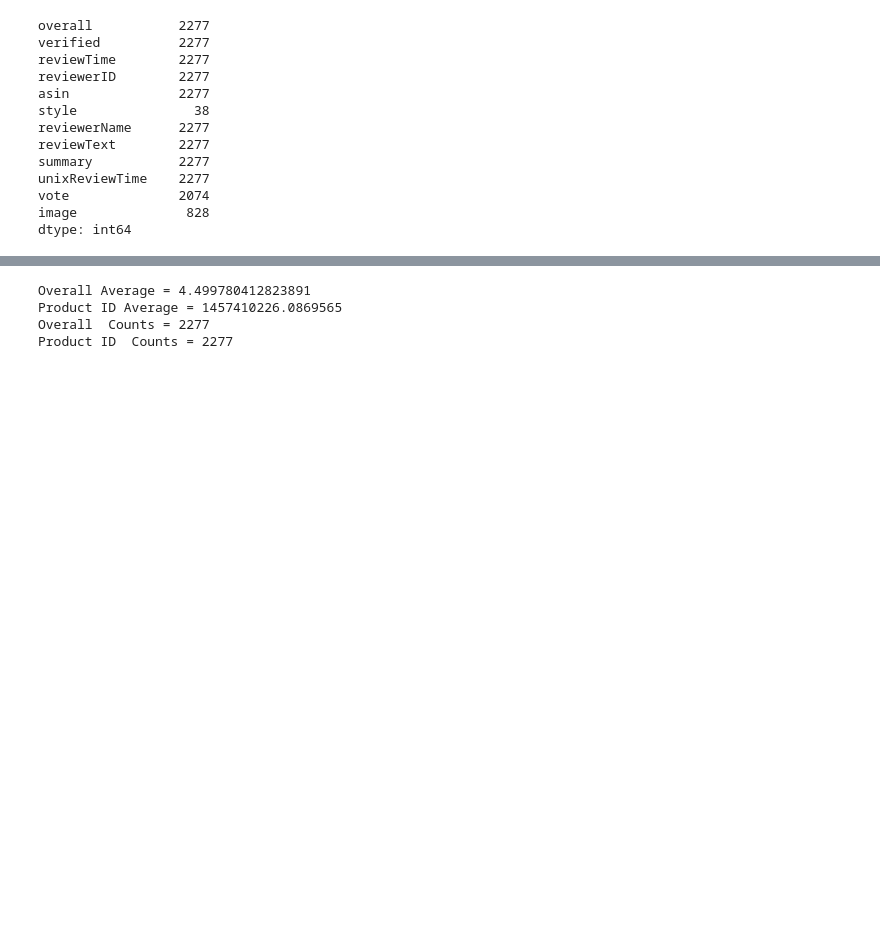
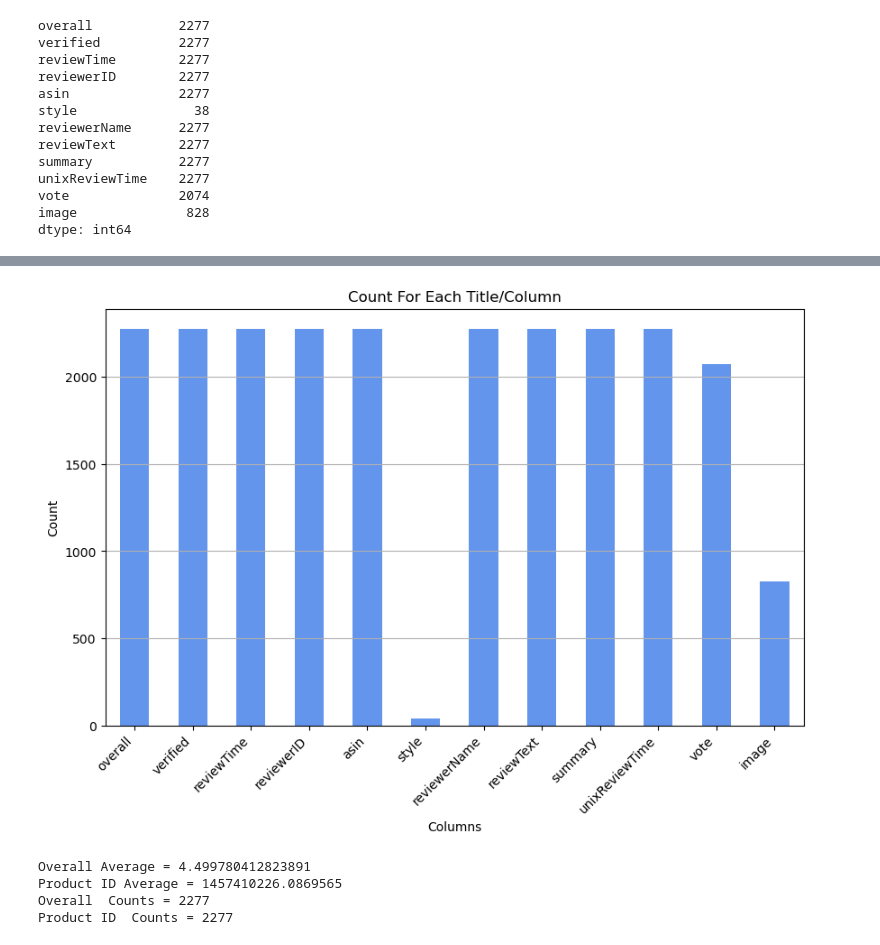
Before and after one commit to rolandjosephb/Comp262-Group3, a Jupyter notebook: Group 3.ipynb, the cells around one changed output, grey strips where cells are left out. Cells and saved outputs as stored; diff of their text form; code cells hidden in the pictures; blank space fills up the shorter version.

```diff
--- a/Group 3.ipynb
+++ b/Group 3.ipynb
@@ -267,3 +255,15 @@ plt.show()
+# %%
+# Plot bar per Title
+plt.figure(figsize=(10, 6))
+df.count().plot(kind='bar', color='cornflowerblue')
+plt.title('Count For Each Title/Column')
+plt.xlabel('Columns')
+plt.ylabel('Count')
+plt.xticks(rotation=45, ha='right')
+plt.grid(axis='y', linestyle='solid', alpha=1)
+plt.show()
+# %% [output]
+[figure, added]
 # %%
 #Count and Average of overall and review time
 
```
Also changed, not shown: parts of 19 cells of this notebook.
